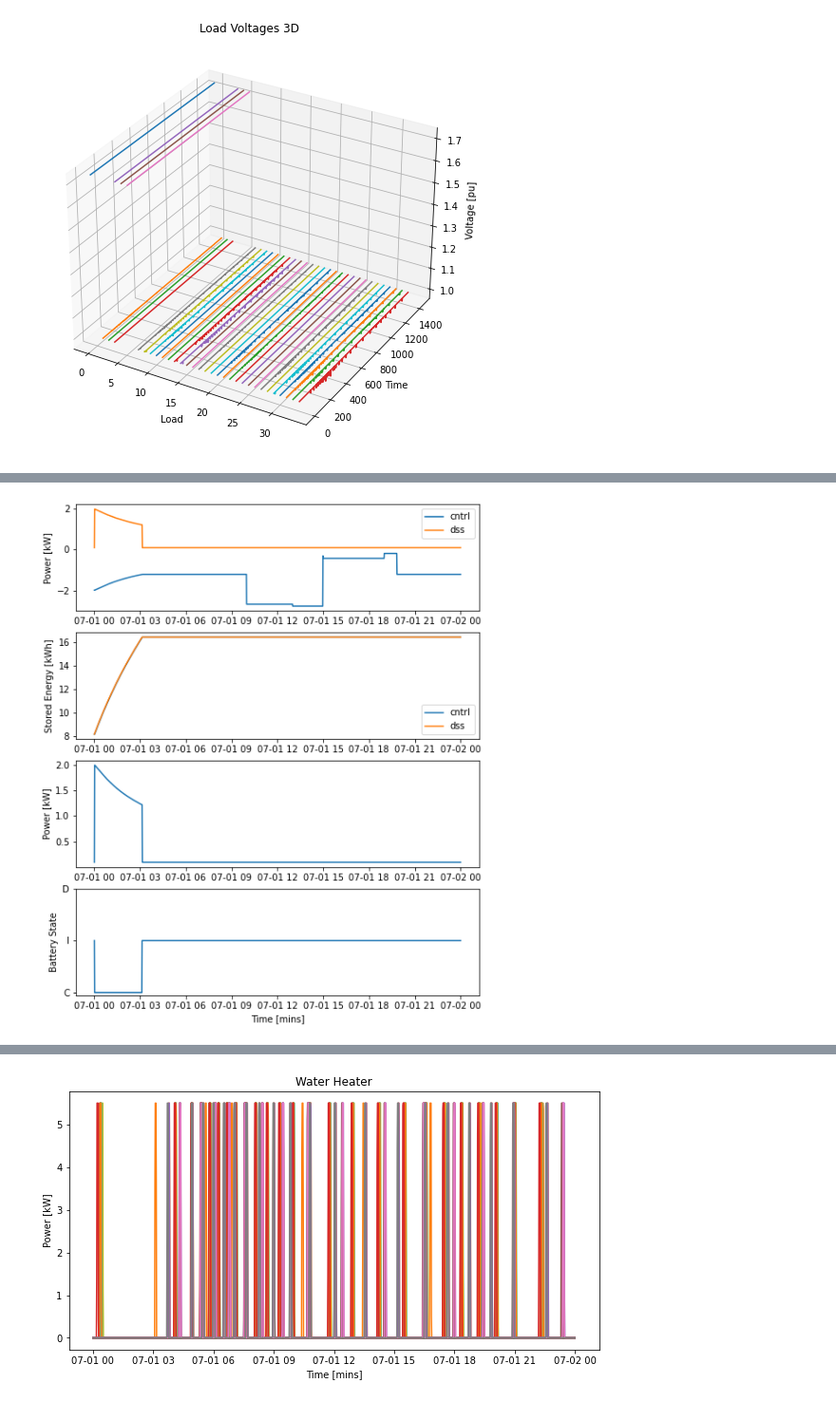
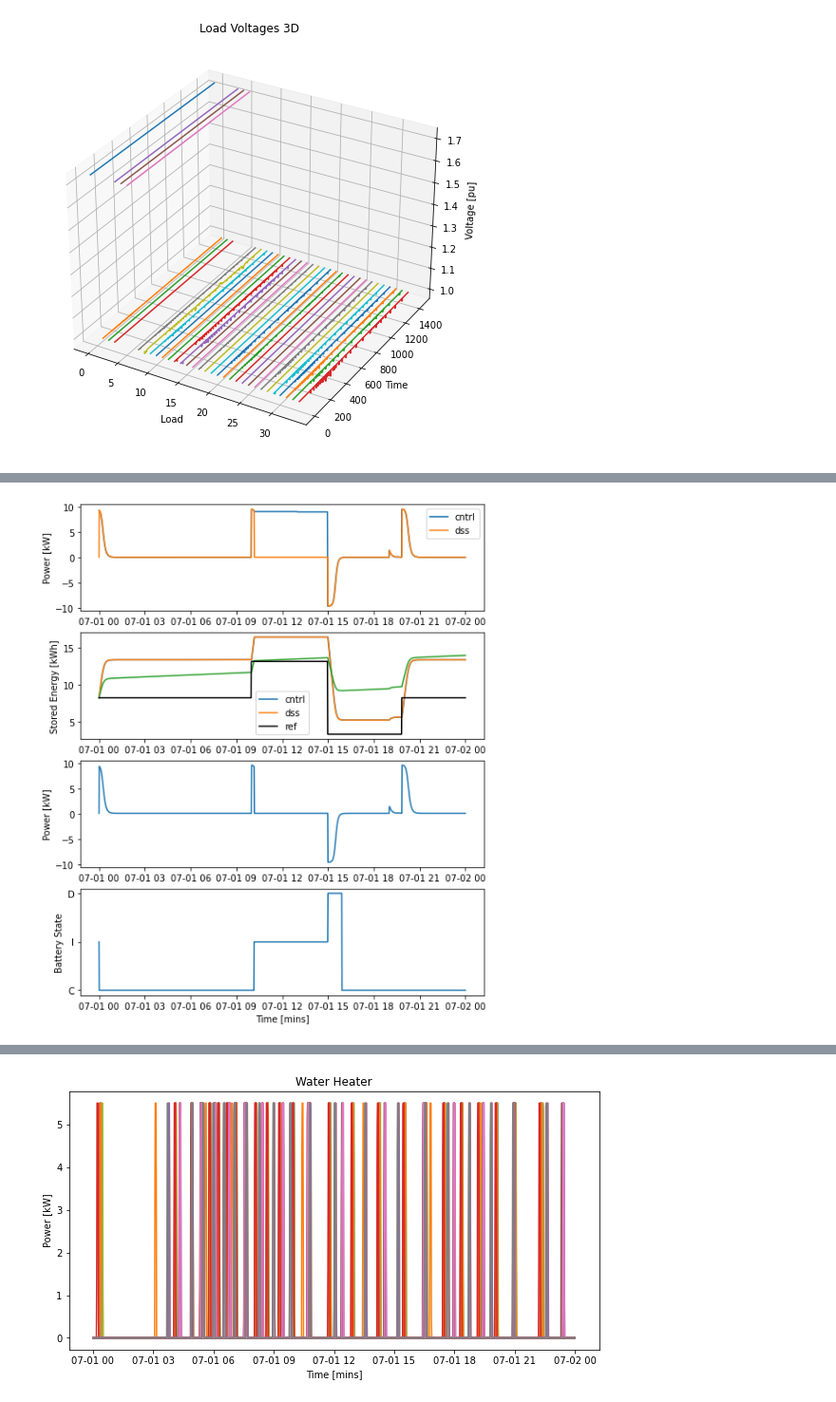
Before and after one commit to PIC-Lab/community_energy_control, a Jupyter notebook: community_sim/plotting.ipynb, the cells around one changed output, grey strips where cells are left out. Shown at 95% size. Saved outputs shown, nothing was run; the diff lists cells and outputs as text; code cells hidden in the pictures.

```diff
--- a/community_sim/plotting.ipynb
+++ b/community_sim/plotting.ipynb
@@ -17,7 +17,7 @@ buildingList = [str(i) for i in range(1,29)]
 with open('simParams.json') as fp:
     simParams = json.load(fp)
 controlList = simParams['controlledAliases']
-controlList = ["2", "3", "4", "5", "9", "10", "12", "15", "17", "22", "24", "25", "26", "27", "28"]
+# controlList = ["2", "3", "4", "5", "9", "10", "12", "15", "17", "22", "24", "25", "26", "27", "28"]
 # %%
 df_list = {}
 for i in buildingList:
@@ -239,0 +240,11 @@ fig.patch.set_facecolor('white')
+# %%
+from communityController.buildingController.thermal_node_model.modelConstructor_projGrad import BatteryModel
+import torch
+batModel = BatteryModel(0.90, 16.4, 1, 1)
+# %%
+stored = torch.tensor(np.array(control_list[alias]['stored'][0]).reshape(-1,1))
+power = torch.tensor(np.array(dispatch_df['Storage.battery'+alias].values).reshape(-1,1))
+temp = []
+for i in range(0, power.shape[0]):
+    stored[:,:] = batModel(stored, power[i:i+1,:])
+    temp.append(stored.item())
@@ -240,29 +282,32 @@ fig.patch.set_facecolor('white')
 # %%
 alias = '4'
 fig, ax = plt.subplots(4, figsize=(8,10))
 ax[0].set_ylabel('Power [kW]')
 # ax[0].set_title('Battery Dispatch Comp')
-ax[0].plot(control_list[alias]['u_bat']*-1, label='cntrl')
+ax[0].plot(control_list[alias]['u_bat'], label='cntrl')
 ax[0].plot(control_list[alias].index, dispatch_df['Storage.battery'+alias], label='dss')
 ax[0].legend()
 
 ax[1].set_ylabel('Stored Energy [kWh]')
 # ax[1].set_title('Battery SOC')
 ax[1].plot(control_list[alias]['stored'], label='cntrl')
 ax[1].plot(control_list[alias].index, battery_df['Storage.battery'+alias] / 100 * 16.4, label='dss')
+ax[1].plot(control_list[alias].index, temp)
+ax[1].plot(control_list[alias]['bat_ref'], c='black', label='ref')
+
 # ax[1].plot(control_list[alias]['PredStored'][:60], label='Pred Stored')
 ax[1].legend()
 
 ax[2].plot(control_list[alias].index, batPower_df.values)
 ax[2].set_ylabel('Power [kW]')
 
 ax[3].plot(control_list[alias].index, batState_df['Storage.battery'+alias])
 ax[3].set_yticks([-1,0,1], ['C', 'I', 'D'])
 ax[3].set_ylabel('Battery State')
 ax[3].set_xlabel('Time [mins]')
 fig.set_facecolor('white')
 # %% [output]
-[figure, old version]
+[figure, new version]
 # %%
 fig = plt.figure(figsize=(10,5))
 plt.xlabel('Time [mins]')
```
Also changed, not shown: parts of 19 cells of this notebook, 7 other files.
